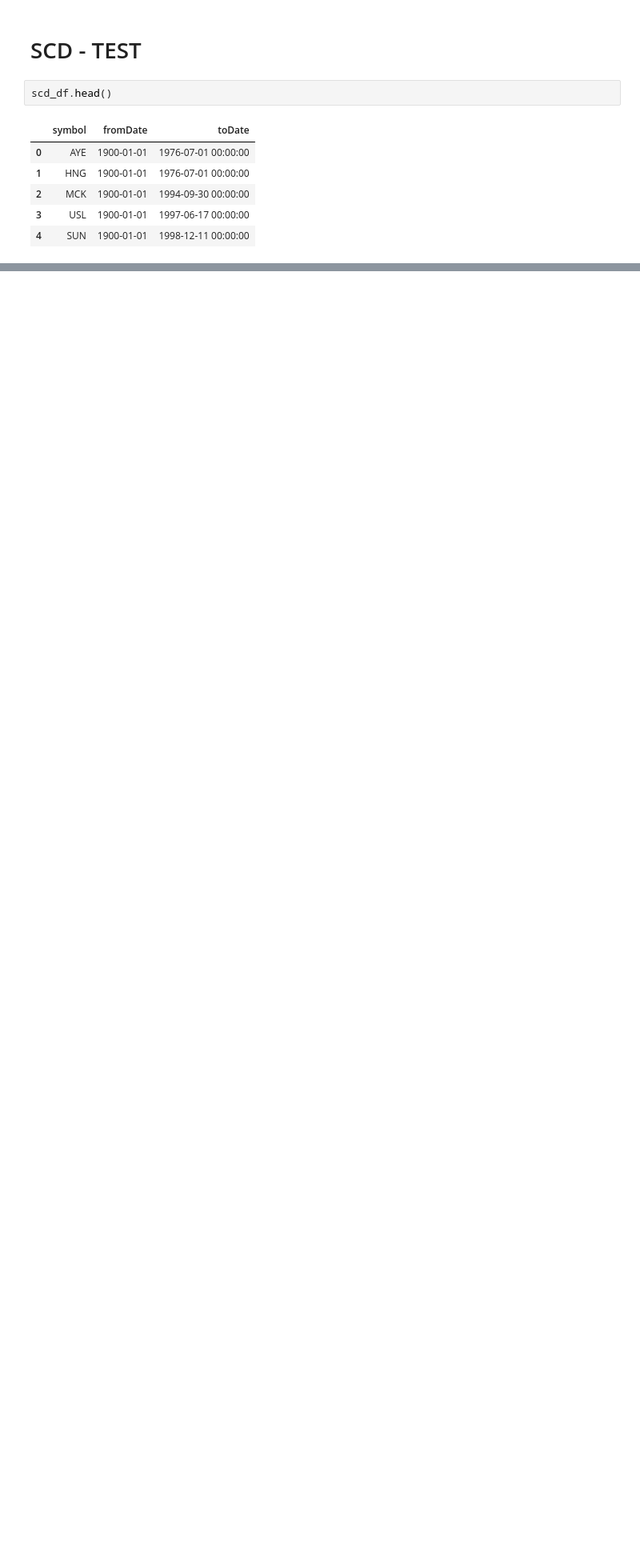
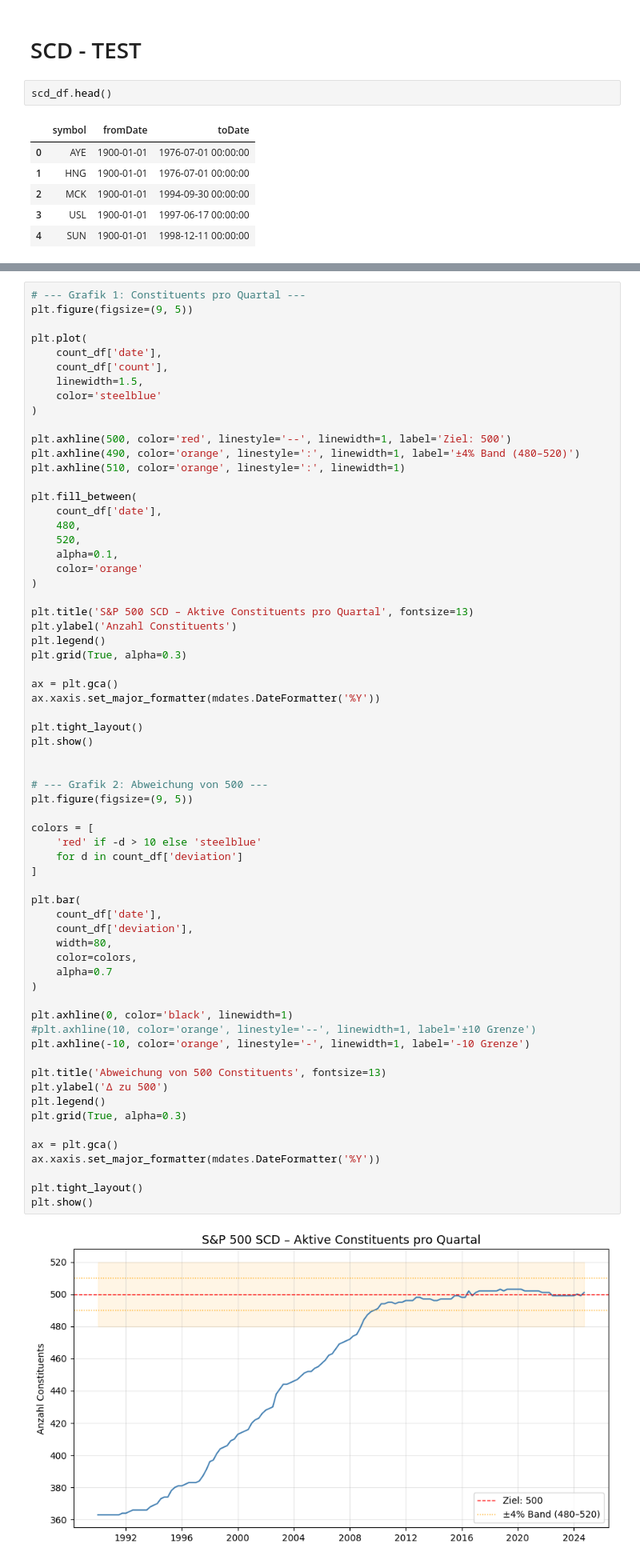
Before and after one commit to PaulJuVo/mongo_db_streamlit, a Jupyter notebook: backtest/survivorshipbias.ipynb, the cells around one changed output, grey strips where cells are left out. Shown at 80% size. Saved outputs shown, nothing was run; the diff lists cells and outputs as text; blank space fills up the shorter version.

```diff
--- a/backtest/survivorshipbias.ipynb
+++ b/backtest/survivorshipbias.ipynb
@@ -349,0 +348,67 @@ Innerhalb ±20:     52.9% der Zeitpunkte  ⚠️
+# %%
+# --- Grafik 1: Constituents pro Quartal ---
+plt.figure(figsize=(9, 5))
+
+plt.plot(
+    count_df['date'],
+    count_df['count'],
+    linewidth=1.5,
+    color='steelblue'
+)
+
+plt.axhline(500, color='red', linestyle='--', linewidth=1, label='Ziel: 500')
+plt.axhline(490, color='orange', linestyle=':', linewidth=1, label='±4% Band (480–520)')
+plt.axhline(510, color='orange', linestyle=':', linewidth=1)
+
+plt.fill_between(
+    count_df['date'],
+    480,
+    520,
+    alpha=0.1,
+    color='orange'
+)
+
+plt.title('S&P 500 SCD – Aktive Constituents pro Quartal', fontsize=13)
+plt.ylabel('Anzahl Constituents')
+plt.legend()
+plt.grid(True, alpha=0.3)
+
+ax = plt.gca()
+ax.xaxis.set_major_formatter(mdates.DateFormatter('%Y'))
+
+plt.tight_layout()
+plt.show()
+
+
+# --- Grafik 2: Abweichung von 500 ---
+plt.figure(figsize=(9, 5))
+
+colors = [
+    'red' if -d > 10 else 'steelblue'
+    for d in count_df['deviation']
+]
+
+plt.bar(
+    count_df['date'],
+    count_df['deviation'],
+    width=80,
+    color=colors,
+    alpha=0.7
+)
+
+plt.axhline(0, color='black', linewidth=1)
+#plt.axhline(10, color='orange', linestyle='--', linewidth=1, label='±10 Grenze')
+plt.axhline(-10, color='orange', linestyle='-', linewidth=1, label='-10 Grenze')
+
+plt.title('Abweichung von 500 Constituents', fontsize=13)
+plt.ylabel('Δ zu 500')
+plt.legend()
+plt.grid(True, alpha=0.3)
+
+ax = plt.gca()
+ax.xaxis.set_major_formatter(mdates.DateFormatter('%Y'))
+
+plt.tight_layout()
+plt.show()
+# %% [output]
+[figure, added]
```
Also changed, not shown: parts of 6 cells of this notebook, 2 other files.
